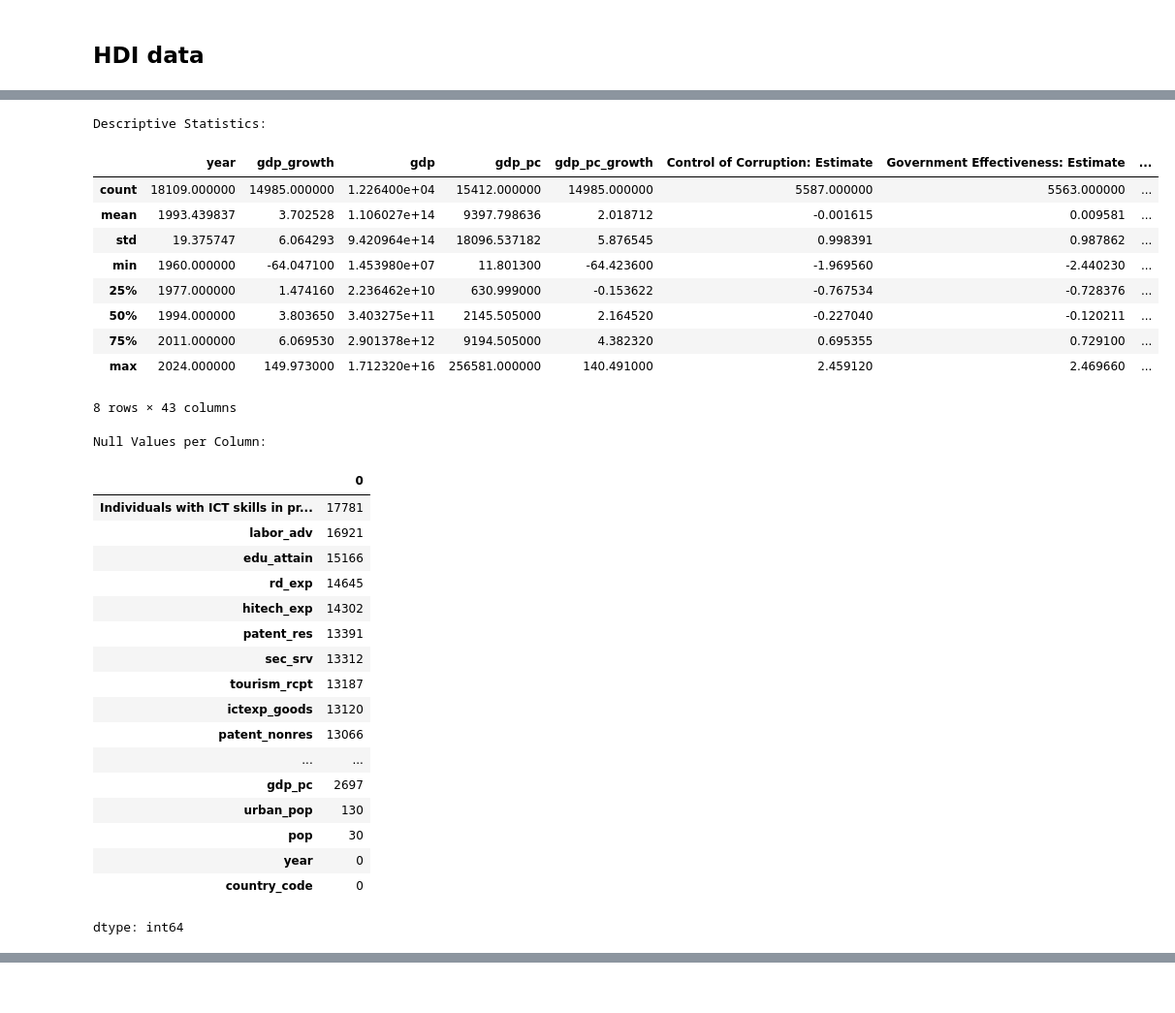
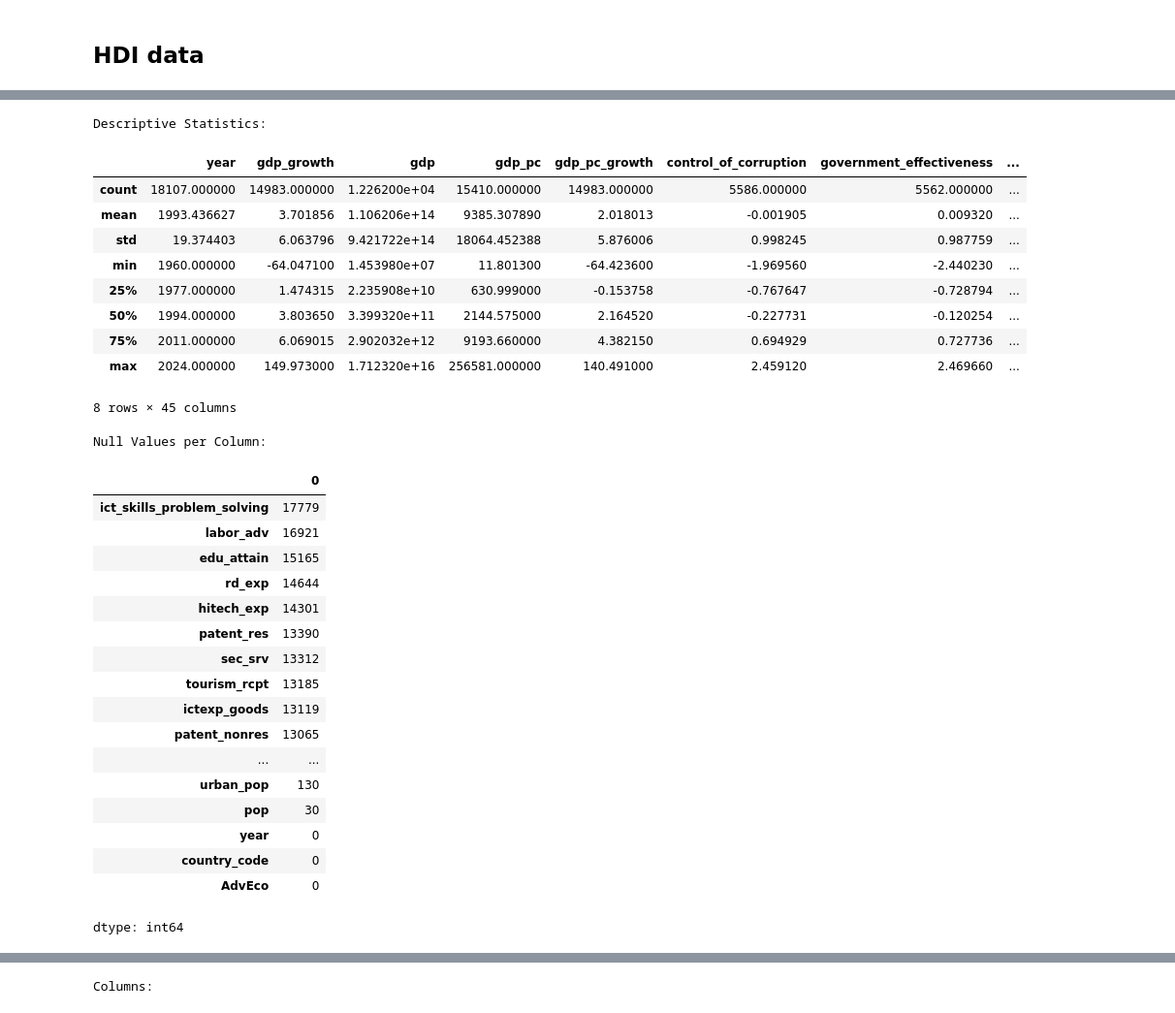
Before and after one commit to AnhQuocVo/ML-for-Research-Paper, a Jupyter notebook: Get_Data_API_WDI.ipynb, the cells around one changed output, grey strips where cells are left out. Shown at 97% size. Saved outputs shown, nothing was run; the diff lists cells and outputs as text; code cells hidden in the pictures.

```diff
--- a/Get_Data_API_WDI.ipynb
+++ b/Get_Data_API_WDI.ipynb
@@ -465,7 +465,7 @@ Access to electricity (% of population): 7859 records
 # %%
 df = pd.read_csv("combined_wdi_data.csv")
 
-# Rename columns for clarity and analysis
+# Update the rename_dict to include missing columns
 rename_dict = {
     'REF_AREA': 'country_code',
     'TIME_PERIOD': 'year',
@@ -473,11 +473,19 @@ rename_dict = {
     'GDP (constant LCU)': 'gdp',
     'GDP per capita (current US$)': 'gdp_pc',
     'GDP per capita (annual % growth)': 'gdp_pc_growth',
+    'Control of Corruption: Estimate': 'control_of_corruption', # Added missing column
+    'Government Effectiveness: Estimate': 'government_effectiveness', # Added missing column
+    'Political Stability and Absence of Violence/Terrorism: Estimate': 'political_stability', # Added missing column
+    'Regulatory Quality: Estimate': 'regulatory_quality', # Added missing column
+    'Rule of Law: Estimate': 'rule_of_law', # Added missing column
+    'Voice and Accountability: Estimate': 'voice_and_accountability', # Added missing column
     'Research and development expenditure (% of GDP)': 'rd_exp',
     'Government expenditure on education, total (% of GDP)': 'edu_exp',
     'School enrollment, tertiary (% gross)': 'ter_enr',
     'Educational attainment, at least completed primary, population 25+ years, total (%) (cumulative)': 'edu_attain',
     'Labor force with advanced education (% of total working-age population with advanced education)': 'labor_adv',
+    'Individuals with ICT skills in problem solving': 'ict_skills_problem_solving', # Added missing column
+    'Individuals with ICT skills in information and data literacy': 'ict_skills_data_literacy', # Added missing column
     'Patent applications, residents': 'patent_res',
     'Patent applications, nonresidents': 'patent_nonres',
     'Scientific and technical journal articles': 'sci_art',
@@ -507,8 +515,12 @@ rename_dict = {
 # Apply renaming to your dataframe
 df.rename(columns=rename_dict, inplace=True)
 
+
 print("\nColumns:")
 display(df.columns)
+
+# Display the rename_dict for the user to review
+display(rename_dict)
 # %% [output]
 Columns:
 Index(['country_code', 'year', 'gdp_growth', 'gdp', 'gdp_pc', 'gdp_pc_growth',
@@ -527,6 +553,0 @@ Index(['country_code', 'year', 'gdp_growth', 'gdp', 'gdp_pc', 'gdp_pc_growth',
-# %%
-# Filter years greater than 2010
-df = df[df['year'] > 2009].copy()
-
-print("\nDataFrame after filtering by year:")
-display(df.head())
@@ -600,0 +612,21 @@ display(combined_df.head())
+# %%
+# Apply renaming to the main dataframe (df)
+df.rename(columns=rename_dict, inplace=True)
+
+# Merge the combined HDI dataframe with the main combined_df
+our_world_data = pd.merge(df, df_hdi_selected, on=['country_code', 'year'], how='left')
+
+# Merge the our_world_data with the tfp data
+combined_df = pd.merge(our_world_data, tfp_selected, on=['country_code', 'year'], how='left')
+
+# Define the list of advanced economies country codes. Source: AIPI
+advanced_economies_codes = [
+    'AUS', 'AUT', 'BEL', 'CAN', 'HRV', 'CYP', 'CZE', 'DNK', 'EST', 'FIN', 'FRA', 'DEU', 'GRC', 'HKG',
+    'ISL', 'IRL', 'ISR', 'ITA', 'JPN', 'KOR', 'LVA', 'LTU', 'LUX', 'MAC', 'MLT', 'NLD', 'NZL', 'NOR',
+    'PRT', 'PRI', 'SGP', 'SVK', 'SVN', 'ESP', 'SWE', 'CHE', 'TWN', 'GBR', 'USA'
+]
+
+# Create the 'AdvEco' column based on the country code
+combined_df['AdvEco'] = combined_df['country_code'].apply(lambda x: 1 if x in advanced_economies_codes else 0)
+
+display(combined_df.head())
@@ -601,47 +654,51 @@ display(combined_df.head())
 # %%
 # EDA
 # Describe the data
 print("Descriptive Statistics:")
 display(combined_df.describe())
 
 # Check for null values
 print("\nNull Values per Column:")
 display(combined_df.isnull().sum().sort_values(ascending=False))
 
+
+print("\nNumber of Columns: ")
+display(combined_df.shape[1])
+
 # Check data types
 print("\nData Types:")
 display(combined_df.dtypes)
 
 print("\nColumns:")
 display(combined_df.columns)
 # %% [output]
 Descriptive Statistics:
-|  | year | gdp_growth | gdp | gdp_pc | gdp_pc_growth | Control of Corruption: Estimate | Government Effectiveness: Estimate | ... |
-| count | 18109.000000 | 14985.000000 | 1.226400e+04 | 15412.000000 | 14985.000000 | 5587.000000 | 5563.000000 | ... |
-| mean | 1993.439837 | 3.702528 | 1.106027e+14 | 9397.798636 | 2.018712 | -0.001615 | 0.009581 | ... |
-| std | 19.375747 | 6.064293 | 9.420964e+14 | 18096.537182 | 5.876545 | 0.998391 | 0.987862 | ... |
+|  | year | gdp_growth | gdp | gdp_pc | gdp_pc_growth | control_of_corruption | government_effectiveness | ... |
+| count | 18107.000000 | 14983.000000 | 1.226200e+04 | 15410.000000 | 14983.000000 | 5586.000000 | 5562.000000 | ... |
+| mean | 1993.436627 | 3.701856 | 1.106206e+14 | 9385.307890 | 2.018013 | -0.001905 | 0.009320 | ... |
+| std | 19.374403 | 6.063796 | 9.421722e+14 | 18064.452388 | 5.876006 | 0.998245 | 0.987759 | ... |
 | min | 1960.000000 | -64.047100 | 1.453980e+07 | 11.801300 | -64.423600 | -1.969560 | -2.440230 | ... |
-| 25% | 1977.000000 | 1.474160 | 2.236462e+10 | 630.999000 | -0.153622 | -0.767534 | -0.728376 | ... |
-| 50% | 1994.000000 | 3.803650 | 3.403275e+11 | 2145.505000 | 2.164520 | -0.227040 | -0.120211 | ... |
-| 75% | 2011.000000 | 6.069530 | 2.901378e+12 | 9194.505000 | 4.382320 | 0.695355 | 0.729100 | ... |
+| 25% | 1977.000000 | 1.474315 | 2.235908e+10 | 630.999000 | -0.153758 | -0.767647 | -0.728794 | ... |
+| 50% | 1994.000000 | 3.803650 | 3.399320e+11 | 2144.575000 | 2.164520 | -0.227731 | -0.120254 | ... |
+| 75% | 2011.000000 | 6.069015 | 2.902032e+12 | 9193.660000 | 4.382150 | 0.694929 | 0.727736 | ... |
 | max | 2024.000000 | 149.973000 | 1.712320e+16 | 256581.000000 | 140.491000 | 2.459120 | 2.469660 | ... |
-8 rows × 43 columns
+8 rows × 45 columns
 Null Values per Column:
 |  | 0 |
-| Individuals with ICT skills in pr... | 17781 |
+| ict_skills_problem_solving | 17779 |
 | labor_adv | 16921 |
-| edu_attain | 15166 |
-| rd_exp | 14645 |
-| hitech_exp | 14302 |
-| patent_res | 13391 |
+| edu_attain | 15165 |
+| rd_exp | 14644 |
+| hitech_exp | 14301 |
+| patent_res | 13390 |
 | sec_srv | 13312 |
-| tourism_rcpt | 13187 |
-| ictexp_goods | 13120 |
-| patent_nonres | 13066 |
+| tourism_rcpt | 13185 |
+| ictexp_goods | 13119 |
+| patent_nonres | 13065 |
 | ... | ... |
-| gdp_pc | 2697 |
 | urban_pop | 130 |
 | pop | 30 |
 | year | 0 |
 | country_code | 0 |
+| AdvEco | 0 |
 dtype: int64
@@ -681,0 +726 @@ Index(['country_code', 'year', 'gdp_growth', 'gdp', 'gdp_pc', 'gdp_pc_growth',
+Columns:
```
Also changed, not shown: parts of 9 cells of this notebook.
